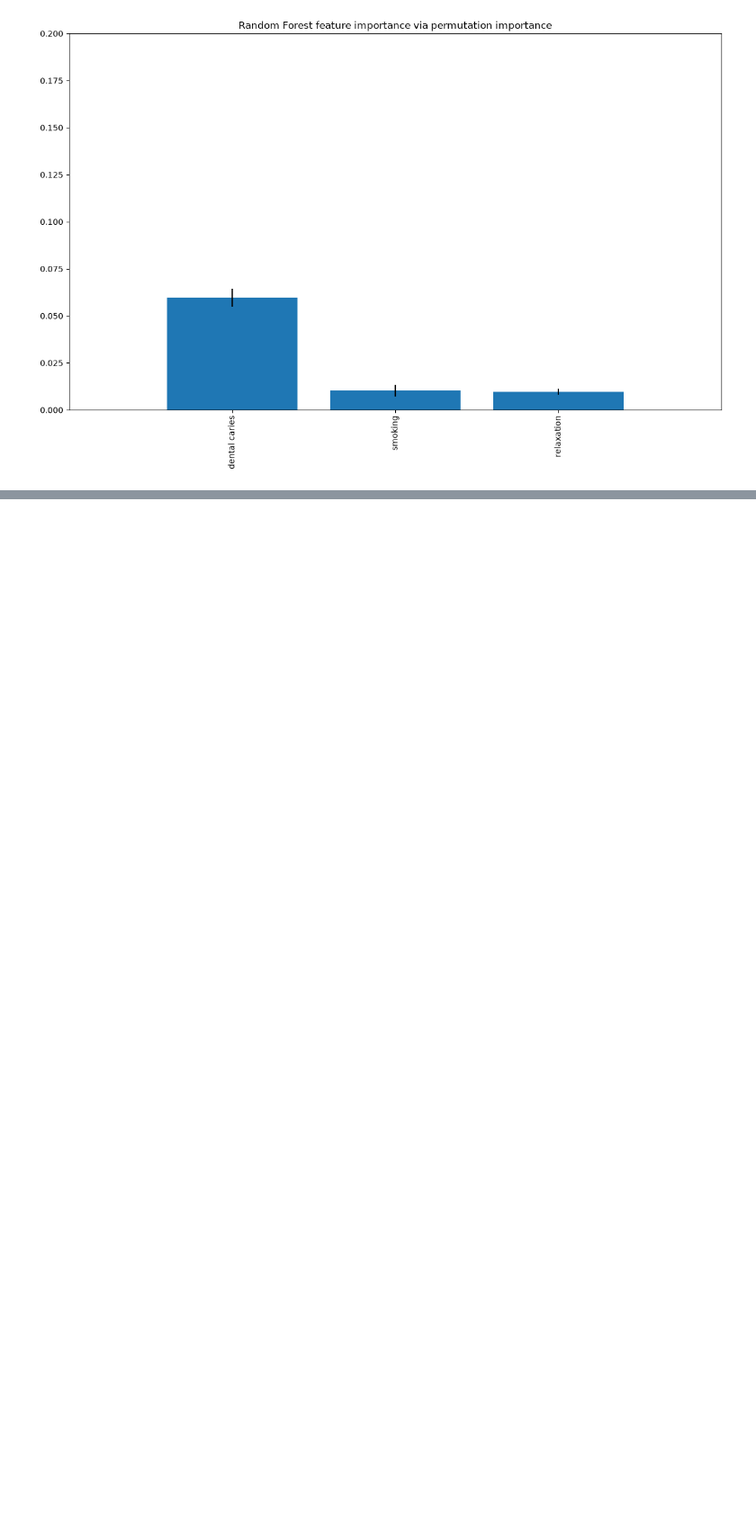
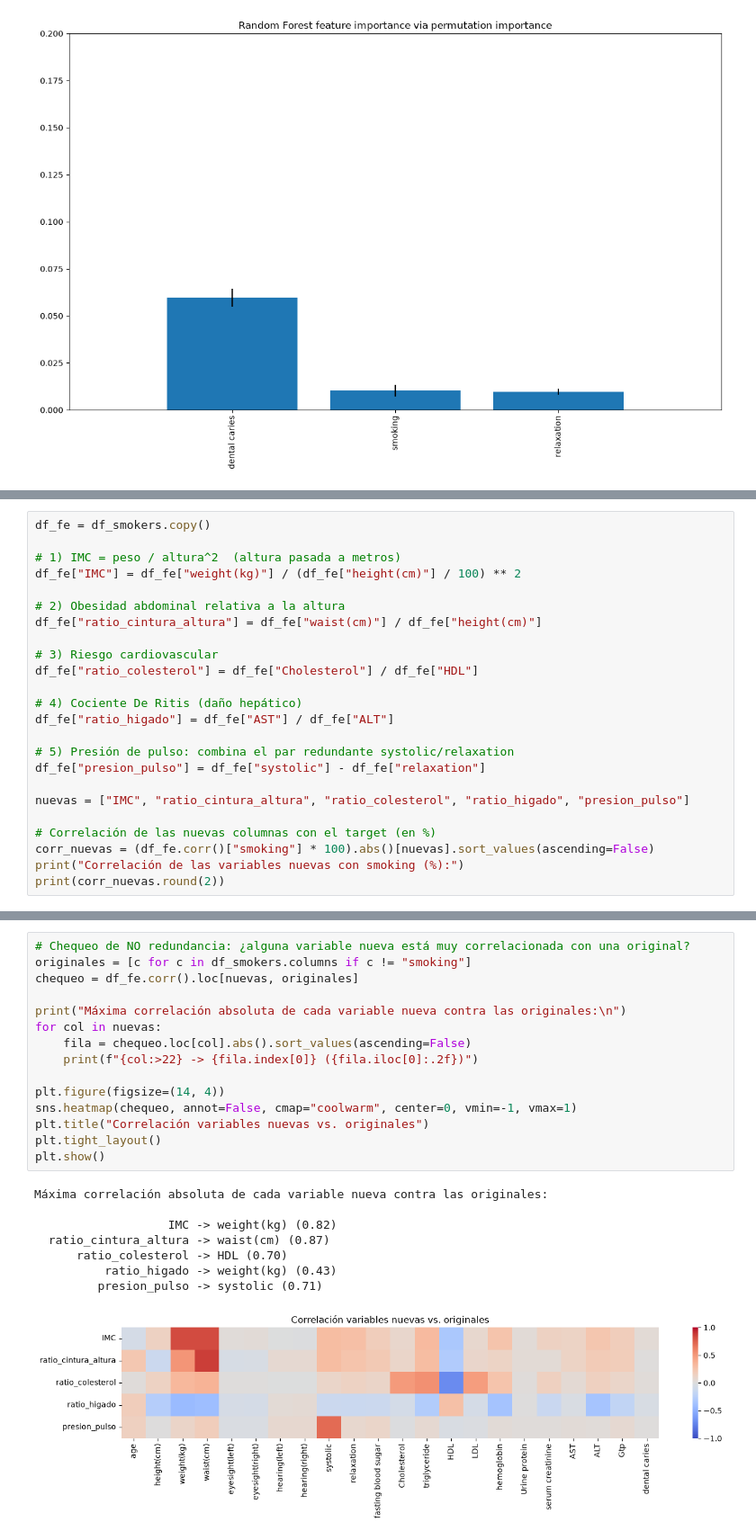
Before and after one commit to Franco-Vallejos/Ciencia-de-datos, a Jupyter notebook: Ejercicios/Tercera clase/02_Ej_knn_%26_evaluacion_de_modelos_smokers.ipynb, the cells around one changed output, grey strips where cells are left out. Shown at 90% size. Saved outputs shown, nothing was run; the diff lists cells and outputs as text; blank space fills up the shorter version.

```diff
--- a/Ejercicios/Tercera clase/02_Ej_knn_%26_evaluacion_de_modelos_smokers.ipynb
+++ b/Ejercicios/Tercera clase/02_Ej_knn_%26_evaluacion_de_modelos_smokers.ipynb
@@ -290,0 +537,24 @@ weught relaxation dentalcaries
+# %%
+df_fe = df_smokers.copy()
+
+# 1) IMC = peso / altura^2  (altura pasada a metros)
+df_fe["IMC"] = df_fe["weight(kg)"] / (df_fe["height(cm)"] / 100) ** 2
+
+# 2) Obesidad abdominal relativa a la altura
+df_fe["ratio_cintura_altura"] = df_fe["waist(cm)"] / df_fe["height(cm)"]
+
+# 3) Riesgo cardiovascular
+df_fe["ratio_colesterol"] = df_fe["Cholesterol"] / df_fe["HDL"]
+
+# 4) Cociente De Ritis (daño hepático)
+df_fe["ratio_higado"] = df_fe["AST"] / df_fe["ALT"]
+
+# 5) Presión de pulso: combina el par redundante systolic/relaxation
+df_fe["presion_pulso"] = df_fe["systolic"] - df_fe["relaxation"]
+
+nuevas = ["IMC", "ratio_cintura_altura", "ratio_colesterol", "ratio_higado", "presion_pulso"]
+
+# Correlación de las nuevas columnas con el target (en %)
+corr_nuevas = (df_fe.corr()["smoking"] * 100).abs()[nuevas].sort_values(ascending=False)
+print("Correlación de las variables nuevas con smoking (%):")
+print(corr_nuevas.round(2))
@@ -290,0 +569,24 @@ weught relaxation dentalcaries
+# %%
+# Chequeo de NO redundancia: ¿alguna variable nueva está muy correlacionada con una original?
+originales = [c for c in df_smokers.columns if c != "smoking"]
+chequeo = df_fe.corr().loc[nuevas, originales]
+
+print("Máxima correlación absoluta de cada variable nueva contra las originales:\n")
+for col in nuevas:
+    fila = chequeo.loc[col].abs().sort_values(ascending=False)
+    print(f"{col:>22} -> {fila.index[0]} ({fila.iloc[0]:.2f})")
+
+plt.figure(figsize=(14, 4))
+sns.heatmap(chequeo, annot=False, cmap="coolwarm", center=0, vmin=-1, vmax=1)
+plt.title("Correlación variables nuevas vs. originales")
+plt.tight_layout()
+plt.show()
+# %% [output]
+Máxima correlación absoluta de cada variable nueva contra las originales:
+
+                   IMC -> weight(kg) (0.82)
+  ratio_cintura_altura -> waist(cm) (0.87)
+      ratio_colesterol -> HDL (0.70)
+          ratio_higado -> weight(kg) (0.43)
+         presion_pulso -> systolic (0.71)
+[figure, added]
```
Also changed, not shown: parts of 19 cells of this notebook, 1 other file.
